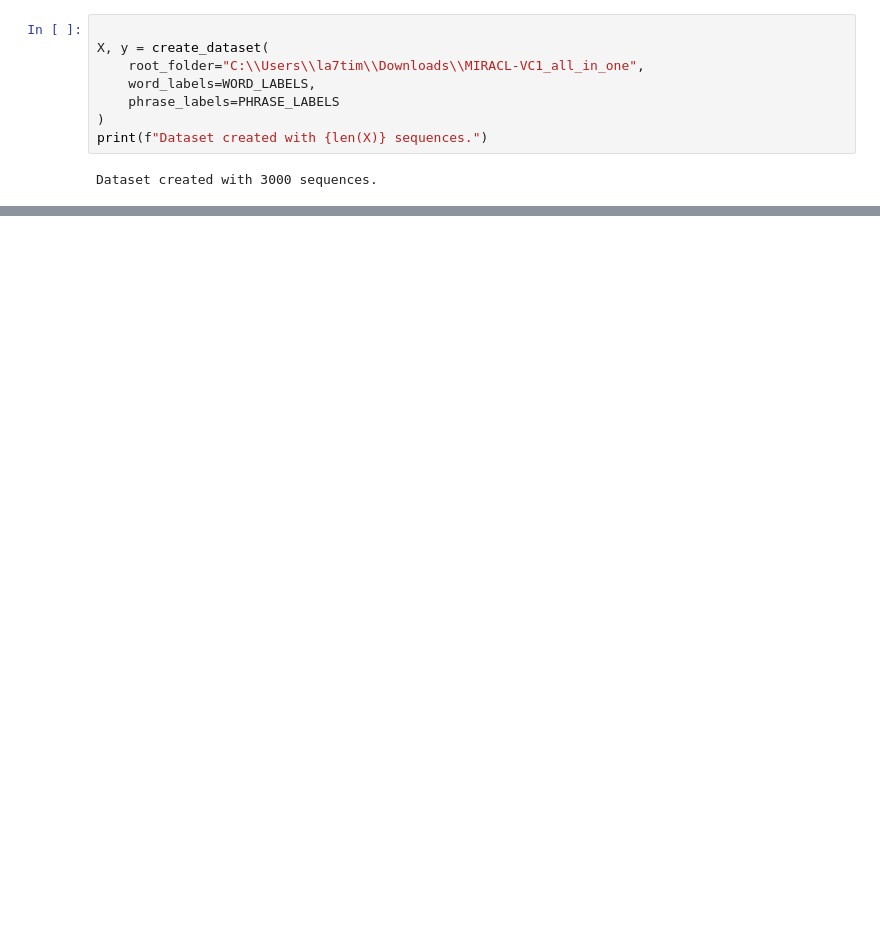
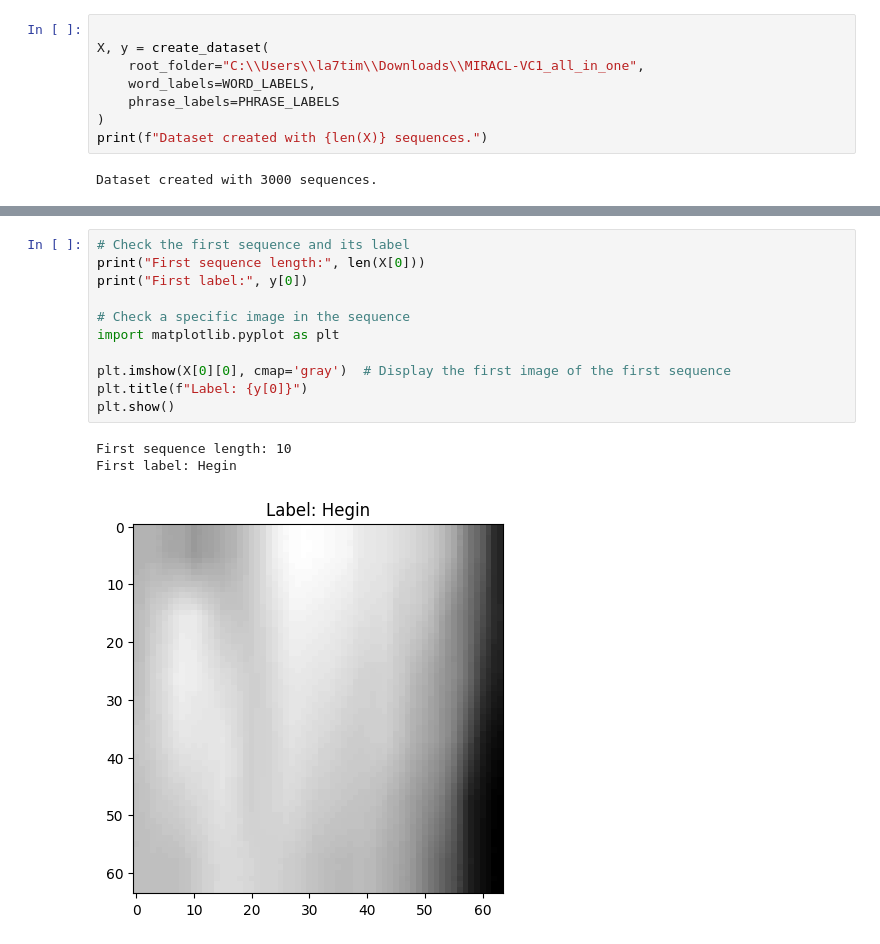
Before and after one commit to hatrigui/LipReading, a Jupyter notebook: LipReading.ipynb, the cells around one changed output, grey strips where cells are left out. Saved outputs shown, nothing was run; the diff lists cells and outputs as text; blank space fills up the shorter version.

```diff
--- a/LipReading.ipynb
+++ b/LipReading.ipynb
@@ -238,0 +278,15 @@ plt.show()
+# %%
+# Check the first sequence and its label
+print("First sequence length:", len(X[0]))
+print("First label:", y[0])
+
+# Check a specific image in the sequence
+import matplotlib.pyplot as plt
+
+plt.imshow(X[0][0], cmap='gray')  # Display the first image of the first sequence
+plt.title(f"Label: {y[0]}")
+plt.show()
+# %% [output]
+First sequence length: 10
+First label: Hegin
+[figure, added]
```
Also changed, not shown: parts of 11 cells of this notebook.
